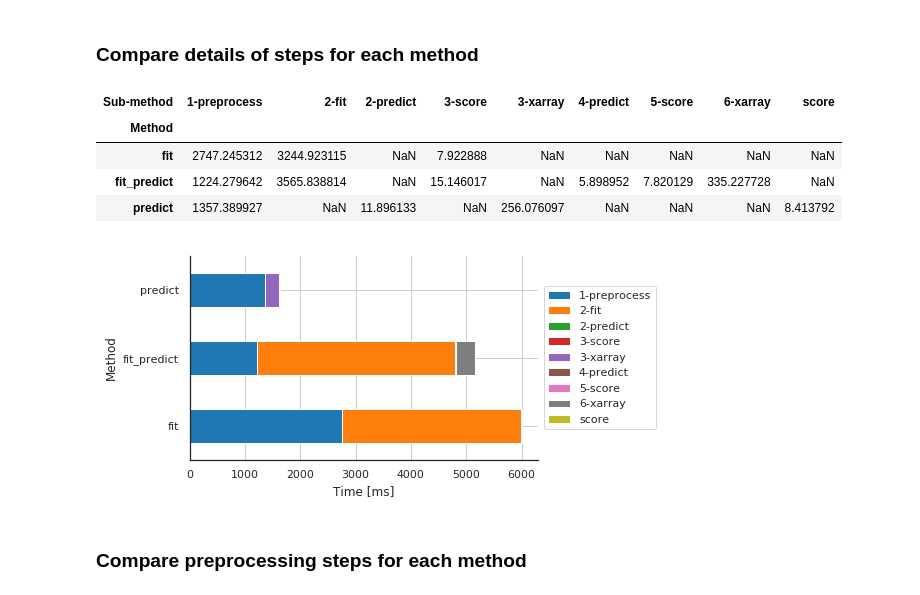
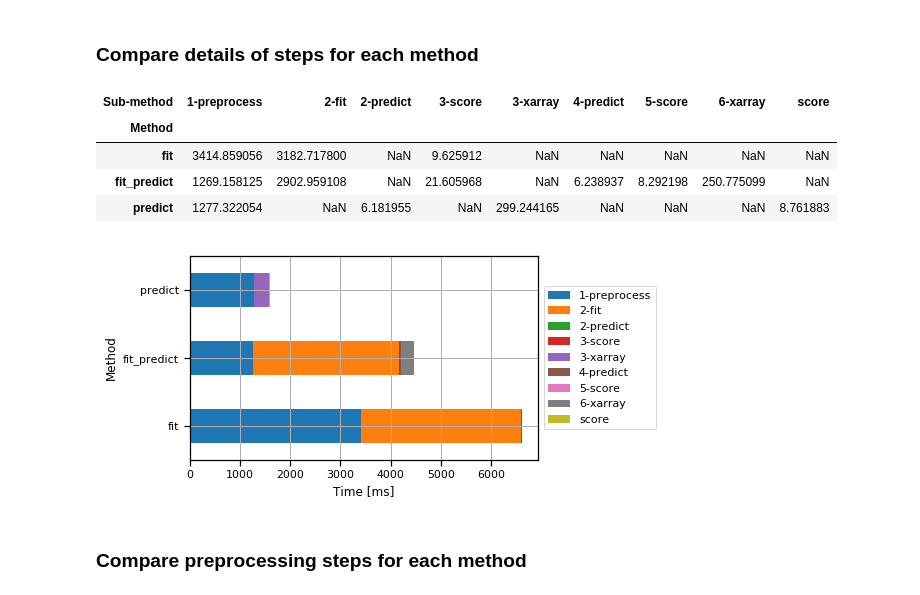
Before and after one commit to obidam/pyxpcm, a Jupyter notebook: docs/debug_perf.ipynb, the cells around one changed output. Saved outputs shown, nothing was run; the diff lists cells and outputs as text; code cells hidden in the pictures.

```diff
--- a/docs/debug_perf.ipynb
+++ b/docs/debug_perf.ipynb
@@ -144,15 +128,15 @@ dtype: float64
 # %% [markdown]
 ### Compare details of steps for each method
 # %%
-fig, ax, df = m.plot.timeit(group='Method', split='Sub-method') # Default group/split
+fig, ax, df = m.plot.timeit(group='Method', split='Sub-method', style='darkgrid') # Default group/split
 df
 # %% [output]
 | Sub-method | 1-preprocess | 2-fit | 2-predict | 3-score | 3-xarray | 4-predict | 5-score | 6-xarray | score |
 | Method |  |  |  |  |  |  |  |  |  |
-| fit | 2747.245312 | 3244.923115 | NaN | 7.922888 | NaN | NaN | NaN | NaN | NaN |
-| fit_predict | 1224.279642 | 3565.838814 | NaN | 15.146017 | NaN | 5.898952 | 7.820129 | 335.227728 | NaN |
-| predict | 1357.389927 | NaN | 11.896133 | NaN | 256.076097 | NaN | NaN | NaN | 8.413792 |
+| fit | 3414.859056 | 3182.717800 | NaN | 9.625912 | NaN | NaN | NaN | NaN | NaN |
+| fit_predict | 1269.158125 | 2902.959108 | NaN | 21.605968 | NaN | 6.238937 | 8.292198 | 250.775099 | NaN |
+| predict | 1277.322054 | NaN | 6.181955 | NaN | 299.244165 | NaN | NaN | NaN | 8.761883 |
-[figure, old version]
+[figure, new version]
 # %% [markdown]
 ### Compare preprocessing steps for each method
 # %%
```
Also changed, not shown: parts of 6 cells of this notebook, 2 other files.
